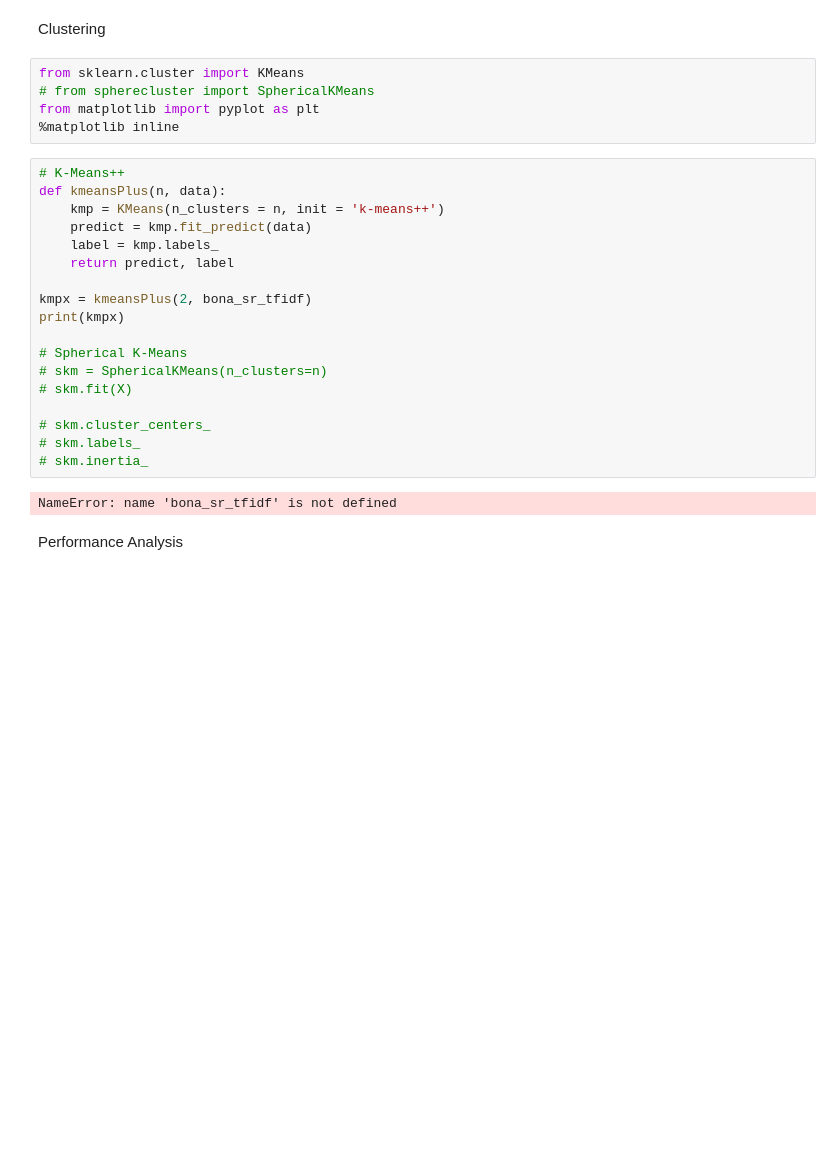
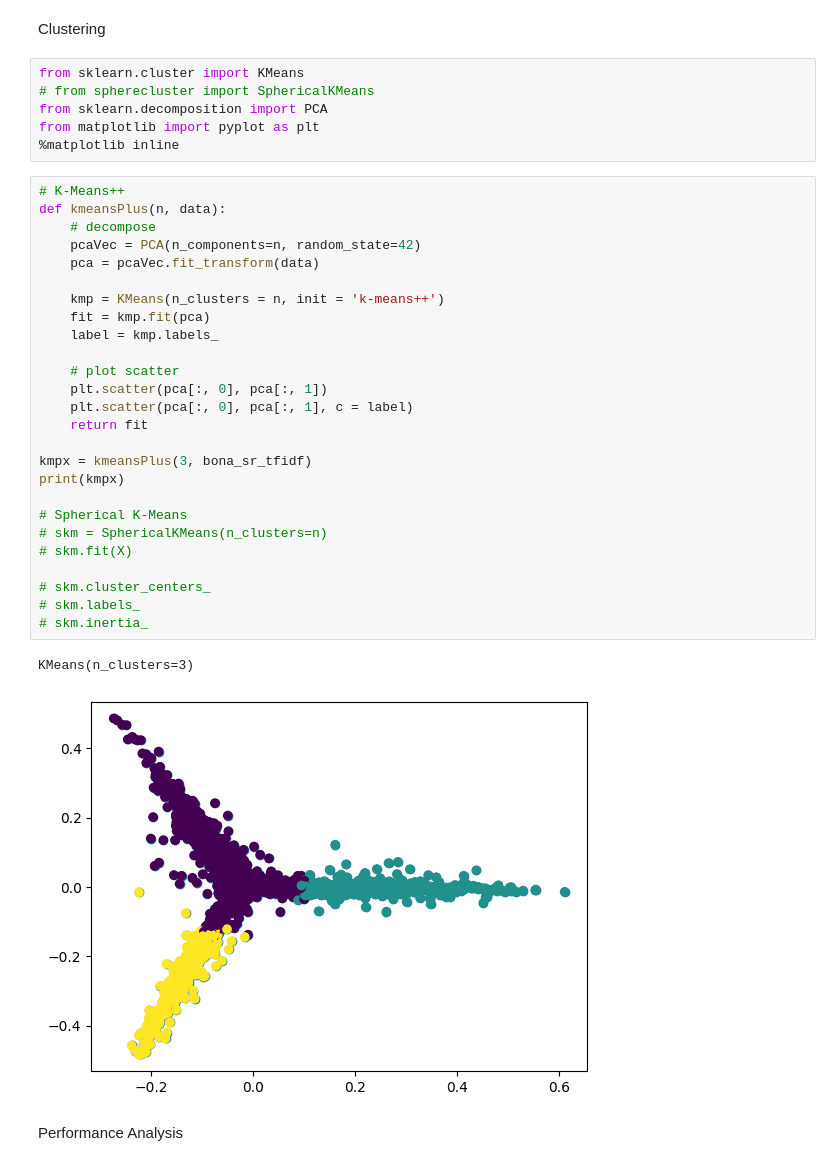
Before and after one commit to hasyimzii/symbolic_relevance, a Jupyter notebook: symbolic relevance.ipynb, the cells around one changed output. Saved outputs shown, nothing was run; the diff lists cells and outputs as text; blank space fills up the shorter version.

Commit message:
update clustering

```diff
--- a/symbolic relevance.ipynb
+++ b/symbolic relevance.ipynb
@@ -393,28 +393,38 @@ Clustering
 # %%
 from sklearn.cluster import KMeans
 # from spherecluster import SphericalKMeans
+from sklearn.decomposition import PCA
 from matplotlib import pyplot as plt
 %matplotlib inline
 # %%
 # K-Means++
 def kmeansPlus(n, data):
+    # decompose
+    pcaVec = PCA(n_components=n, random_state=42)
+    pca = pcaVec.fit_transform(data)
+
     kmp = KMeans(n_clusters = n, init = 'k-means++')
-    predict = kmp.fit_predict(data)
+    fit = kmp.fit(pca)
     label = kmp.labels_
-    return predict, label
 
-kmpx = kmeansPlus(2, bona_sr_tfidf)
+    # plot scatter
+    plt.scatter(pca[:, 0], pca[:, 1])
+    plt.scatter(pca[:, 0], pca[:, 1], c = label)
+    return fit
+
+kmpx = kmeansPlus(3, bona_sr_tfidf)
 print(kmpx)
 
 # Spherical K-Means
 # skm = SphericalKMeans(n_clusters=n)
 # skm.fit(X)
 
 # skm.cluster_centers_
 # skm.labels_
 # skm.inertia_
 # %% [output]
-NameError: name 'bona_sr_tfidf' is not defined
+KMeans(n_clusters=3)
+[figure, added]
 # %% [markdown]
 Performance Analysis
 # %%
```
